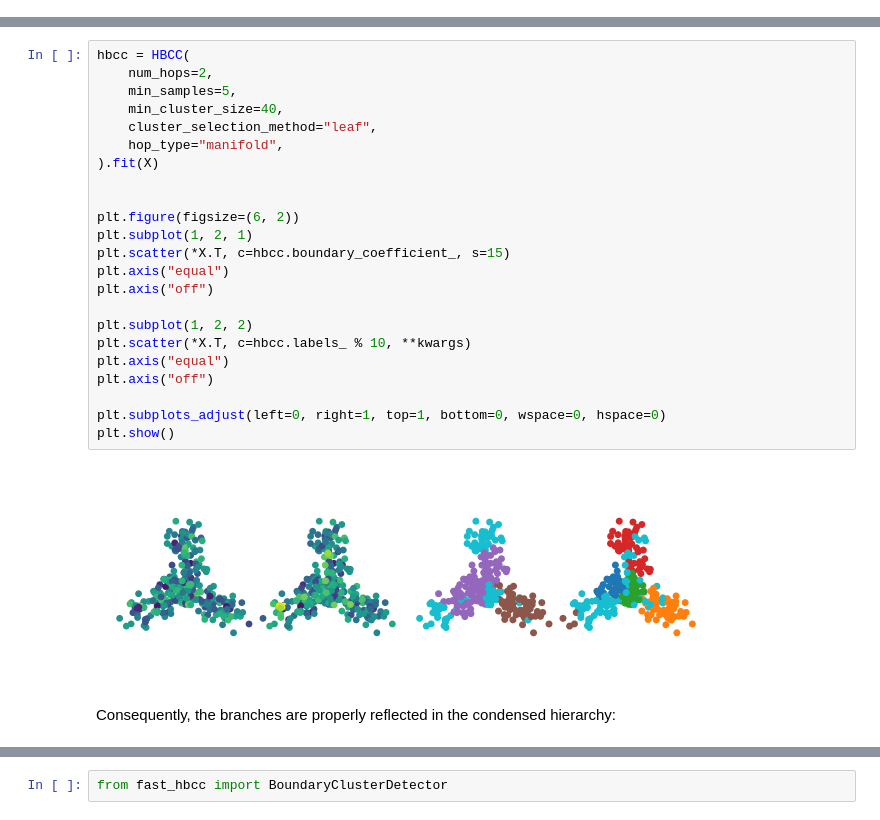
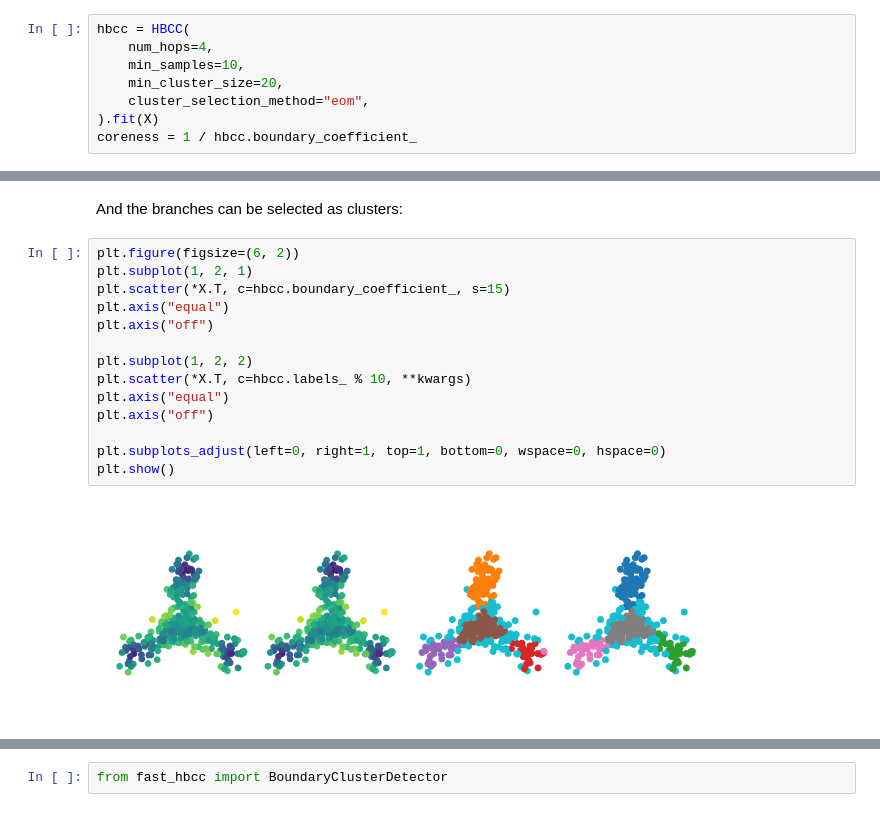
Before and after one commit to vda-lab/fast_hbcc, a Jupyter notebook: notebooks/HBCC.ipynb, the cells around one changed output, grey strips where cells are left out. Cells and saved outputs as stored; diff of their text form.

```diff
--- a/notebooks/HBCC.ipynb
+++ b/notebooks/HBCC.ipynb
@@ -108,0 +162,8 @@ Boundary-based clustering is able to find the branches as clusters because there
+# %%
+hbcc = HBCC(
+    num_hops=4,
+    min_samples=10,
+    min_cluster_size=20,
+    cluster_selection_method="eom",
+).fit(X)
+coreness = 1 / hbcc.boundary_coefficient_
@@ -109,27 +209,18 @@ Boundary-based clustering is able to find the branches as clusters because there
+# %% [markdown]
+And the branches can be selected as clusters:
 # %%
-hbcc = HBCC(
-    num_hops=2,
-    min_samples=5,
-    min_cluster_size=40,
-    cluster_selection_method="leaf",
-    hop_type="manifold",
-).fit(X)
-
-
 plt.figure(figsize=(6, 2))
 plt.subplot(1, 2, 1)
 plt.scatter(*X.T, c=hbcc.boundary_coefficient_, s=15)
 plt.axis("equal")
 plt.axis("off")
 
 plt.subplot(1, 2, 2)
 plt.scatter(*X.T, c=hbcc.labels_ % 10, **kwargs)
 plt.axis("equal")
 plt.axis("off")
 
 plt.subplots_adjust(left=0, right=1, top=1, bottom=0, wspace=0, hspace=0)
 plt.show()
 # %% [output]
-[figure, old version]
+[figure, new version]
-# %% [markdown]
-Consequently, the branches are properly reflected in the condensed hierarchy:
```
Also changed, not shown: parts of 32 cells of this notebook, 14 other files.
